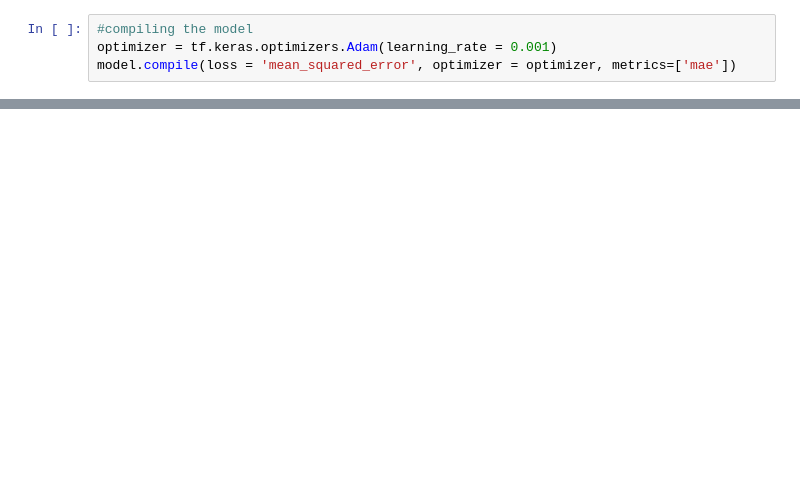
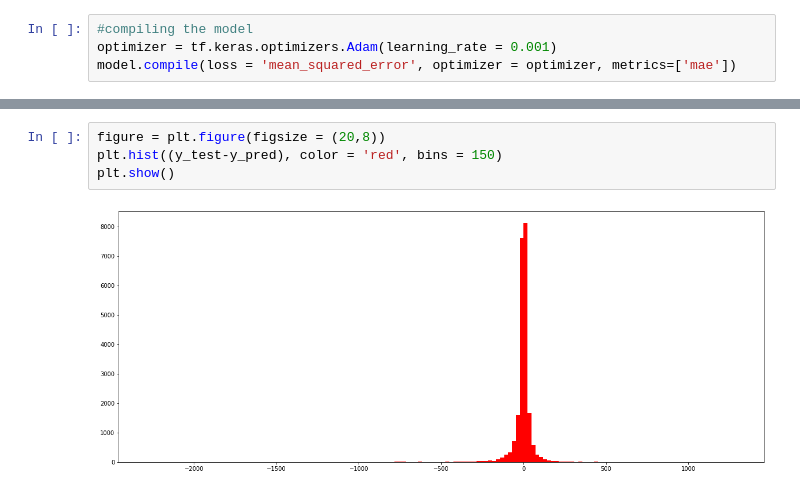
Before and after one commit to Varadad/Personalize_Pricing, a Jupyter notebook: Personalize_Pricing.ipynb, the cells around one changed output, grey strips where cells are left out. Saved outputs shown, nothing was run; the diff lists cells and outputs as text; blank space fills up the shorter version.

```diff
--- a/Personalize_Pricing.ipynb
+++ b/Personalize_Pricing.ipynb
@@ -700,0 +291,6 @@ X1
+# %%
+figure = plt.figure(figsize = (20,8))
+plt.hist((y_test-y_pred), color = 'red', bins = 150)
+plt.show()
+# %% [output]
+[figure, added]
```
Also changed, not shown: parts of 95 cells of this notebook.
